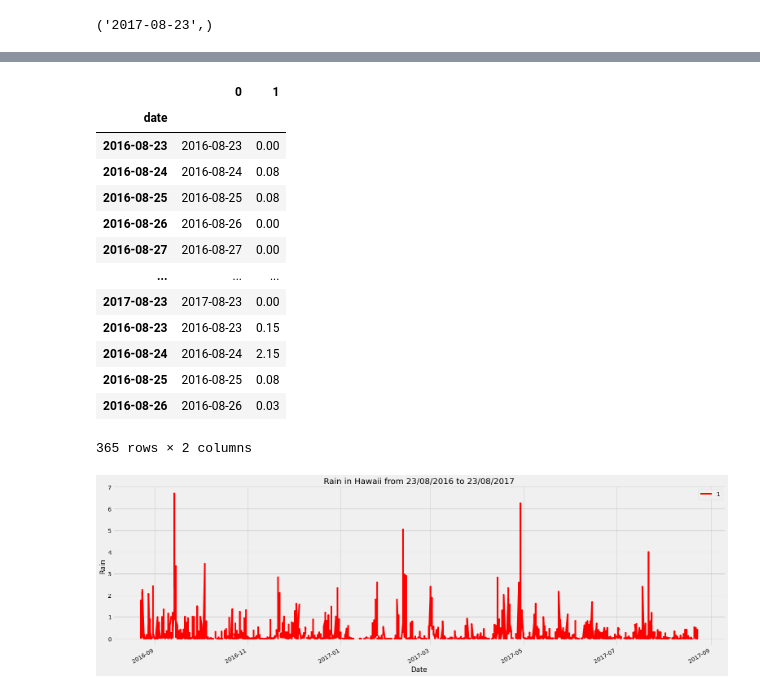
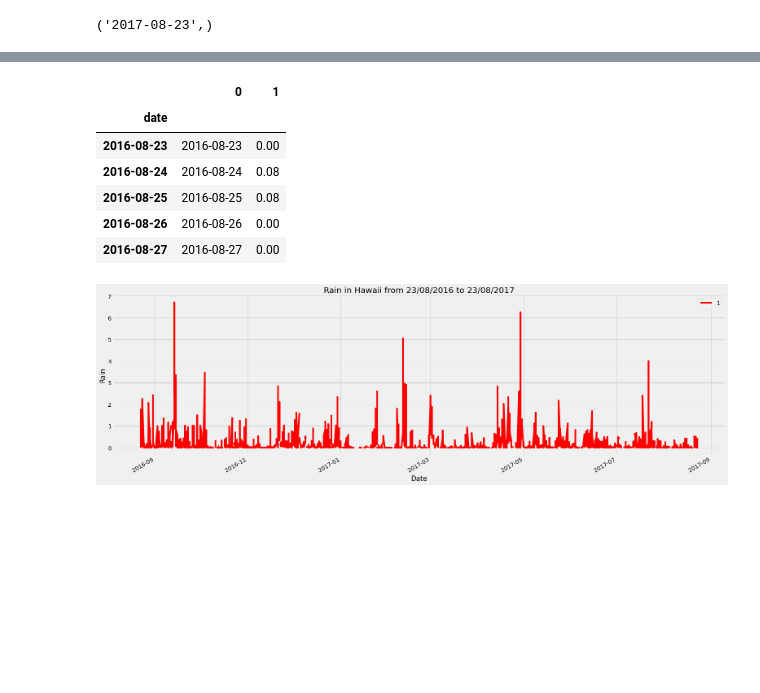
Before and after one commit to woodpecker2100/sqlalchemy-challenge, a Jupyter notebook: climate_starter.ipynb, the cells around one changed output, grey strips where cells are left out. Saved outputs shown, nothing was run; the diff lists cells and outputs as text; code cells hidden in the pictures; blank space fills up the shorter version.

```diff
--- a/climate_starter.ipynb
+++ b/climate_starter.ipynb
@@ -69,26 +62,18 @@ df.head(365)
 # %%
 # Save the query results as a Pandas DataFrame and set the index to the date column
-df['date'] = pd.to_datetime(df[0])
+df['date'] = pd.to_datetime(df[0]) #note: this code didn't work on my other computer, there I had to use 'date' instead of 0 for some reason
 df = df.set_index('date')
 
 # Sort the dataframe by date
-
-df.head(365)
+df.head()
 # %% [output]
 |  | 0 | 1 |
 | date |  |  |
 | 2016-08-23 | 2016-08-23 | 0.00 |
 | 2016-08-24 | 2016-08-24 | 0.08 |
 | 2016-08-25 | 2016-08-25 | 0.08 |
 | 2016-08-26 | 2016-08-26 | 0.00 |
 | 2016-08-27 | 2016-08-27 | 0.00 |
-| ... | ... | ... |
-| 2017-08-23 | 2017-08-23 | 0.00 |
-| 2016-08-23 | 2016-08-23 | 0.15 |
-| 2016-08-24 | 2016-08-24 | 2.15 |
-| 2016-08-25 | 2016-08-25 | 0.08 |
-| 2016-08-26 | 2016-08-26 | 0.03 |
-365 rows × 2 columns
 # %%
 # Use Pandas Plotting with Matplotlib to plot the data
 chart = df.plot(figsize = (24, 8), sort_columns=True, use_index=True, legend=True, grid=True, color="red")
```
Also changed, not shown: parts of 1 cell of this notebook, 1 other file.
